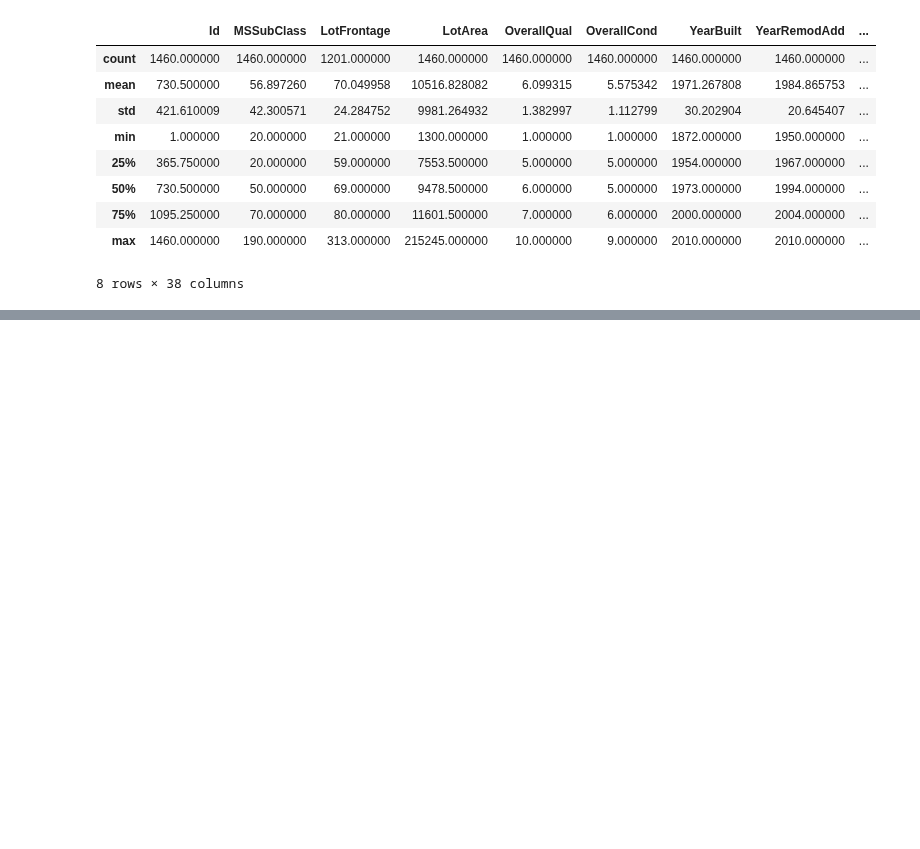
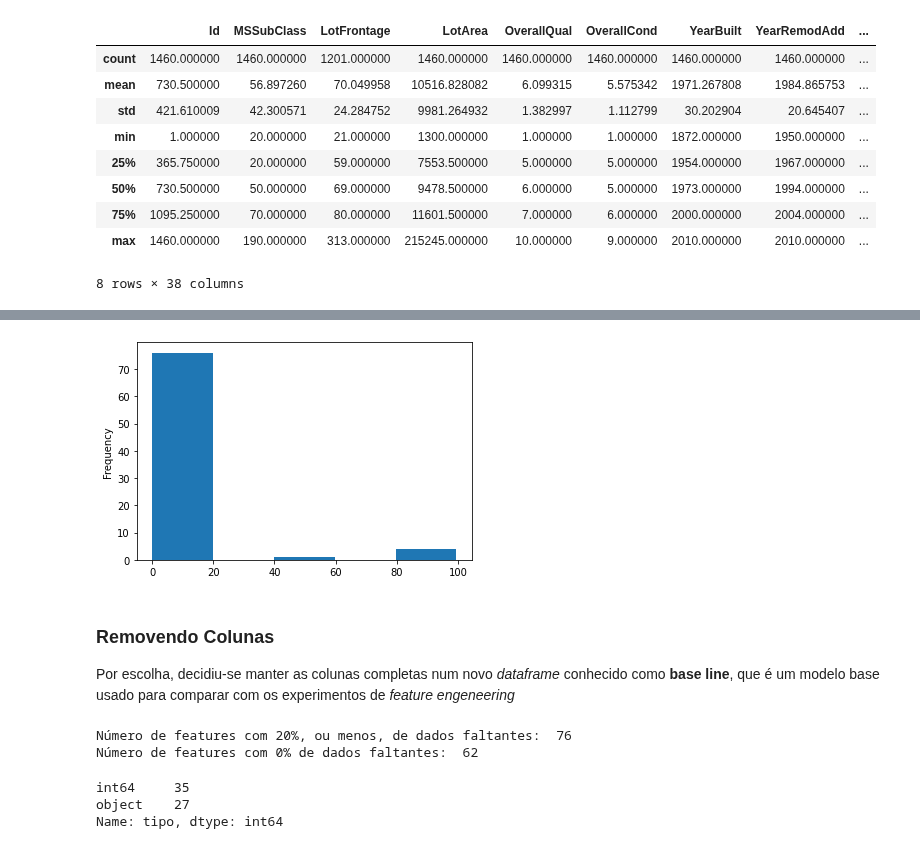
Before and after one commit to mikaelcordeiro/semanas, a Jupyter notebook: semana6/semana_6.ipynb, the cells around one changed output, grey strips where cells are left out. Drawn from its saved outputs; the diff is of its cells as text; code cells hidden in the pictures; blank space fills up the shorter version.

```diff
--- a/semana6/semana_6.ipynb
+++ b/semana6/semana_6.ipynb
@@ -107,0 +125,8 @@ for i in colunas:
+# %%
+cons = pd.DataFrame({'colunas': df.columns,
+                    'tipo': df.dtypes,
+                    'missing': df.isna().sum(),
+                    'size': df.shape[0],
+                    'unicos': df.nunique()})
+# %%
+cons['missing %'] = (100 * cons['missing']/cons['size']).round(2)
@@ -107,0 +142,20 @@ for i in colunas:
+# %%
+cons['missing %'].plot(kind='hist', bins=5);
+# %% [output]
+[figure, added]
+# %% [markdown]
+### Removendo Colunas
+
+Por escolha, decidiu-se manter as colunas completas num novo *dataframe* conhecido como **base line**, que é um modelo base usado para comparar com os experimentos de *feature engeneering*
+# %%
+print('Número de features com 20%, ou menos, de dados faltantes: ', cons[cons['missing %'] < 20].shape[0])
+print('Número de features com 0% de dados faltantes: ', cons[cons['missing %'] == 0].shape[0])
+# %% [output]
+Número de features com 20%, ou menos, de dados faltantes:  76
+Número de features com 0% de dados faltantes:  62
+# %%
+cons[cons['missing %'] == 0]['tipo'].value_counts()
+# %% [output]
+int64     35
+object    27
+Name: tipo, dtype: int64
```
Also changed, not shown: parts of 10 cells of this notebook.
